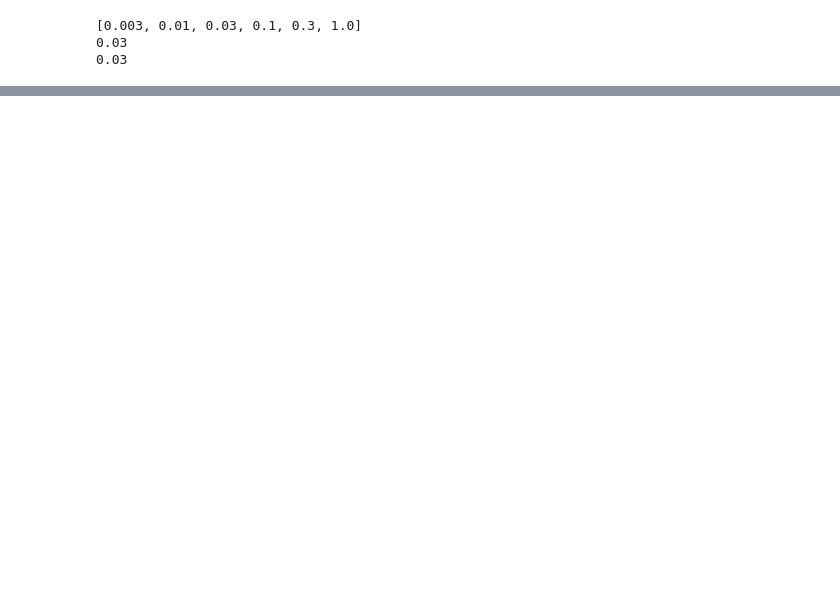
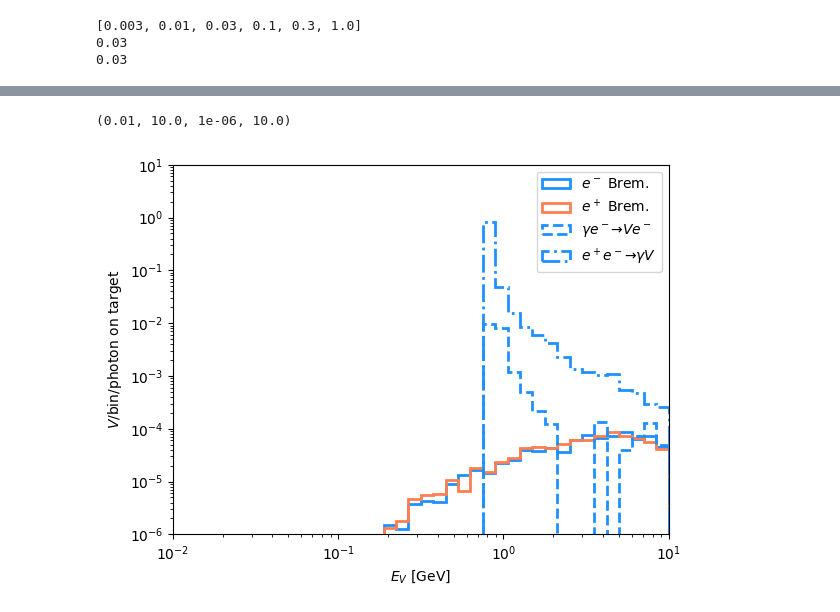
Before and after one commit to kjkellyphys/PETITE, a Jupyter notebook: examples/dark_shower.ipynb, the cells around one changed output, grey strips where cells are left out. Cells and saved outputs as stored; diff of their text form; code cells hidden in the pictures; blank space fills up the shorter version.

```diff
--- a/examples/dark_shower.ipynb
+++ b/examples/dark_shower.ipynb
@@ -236,0 +177,33 @@ plt.gca().set_yscale('log')
+# %%
+detector_distance = 300 # meters
+detector_radius = 2.0 #meters
+
+cut_particles_DarkBrem_electrons = detector_cut(particles['DarkBrem'][11], [detector_distance], detector_radius, method="Sample", energy_cut=None)[0]
+energies = np.array([p.get_p0()[0] for p in cut_particles_DarkBrem_electrons])
+weights = np.array([p.get_ids()["weight"] for p in cut_particles_DarkBrem_electrons])
+plt.hist(energies, weights=weights, bins=np.logspace(-2, 1, 41), histtype='step', lw=2, color='dodgerblue', label=r"$e^-\ \mathrm{Brem.}$")
+
+cut_particles_DarkBrem_positrons = detector_cut(particles['DarkBrem'][-11], [detector_distance], detector_radius, method="Sample", energy_cut=None)[0]
+energies = np.array([p.get_p0()[0] for p in cut_particles_DarkBrem_positrons])
+weights = np.array([p.get_ids()["weight"] for p in cut_particles_DarkBrem_positrons])
+plt.hist(energies, weights=weights, bins=np.logspace(-2, 1, 41), histtype='step', lw=2, color='coral', label=r"$e^+\ \mathrm{Brem.}$")
+
+cut_particles_DarkComp = detector_cut(particles['DarkComp'][22], [detector_distance], detector_radius, method="Sample", energy_cut=None)[0]
+energies = np.array([p.get_p0()[0] for p in cut_particles_DarkComp])
+weights = np.array([p.get_ids()["weight"] for p in cut_particles_DarkComp])
+plt.hist(energies, weights=weights, bins=np.logspace(-2, 1, 41), histtype='step', lw=2, ls='--', color='dodgerblue', label=r"$\gamma e^- \to V e^-$")
+
+cut_particles_DarkAnn = detector_cut(particles['DarkAnn'][-11], [detector_distance], detector_radius, method="Sample", energy_cut=None)[0]
+energies = np.array([p.get_p0()[0] for p in cut_particles_DarkAnn])
+weights = np.array([p.get_ids()["weight"] for p in cut_particles_DarkAnn])
+plt.hist(energies, weights=weights, bins=np.logspace(-2, 1, 41), histtype='step', lw=2, ls='-.', color='dodgerblue', label=r"$e^+ e^- \to \gamma V$")
+
+plt.legend(loc='best')
+plt.gca().set_xscale('log')
+plt.gca().set_yscale('log')
+plt.gca().set_xlabel(r"$E_V\ [\mathrm{GeV}]$")
+plt.gca().set_ylabel(r"$V/\mathrm{bin}/\mathrm{photon\ on\ target}$")
+plt.gca().axis([0.01, 10, 1e-6, 10])
+# %% [output]
+(0.01, 10.0, 1e-06, 10.0)
+[figure, added]
```
Also changed, not shown: parts of 32 cells of this notebook, 3 other files.
